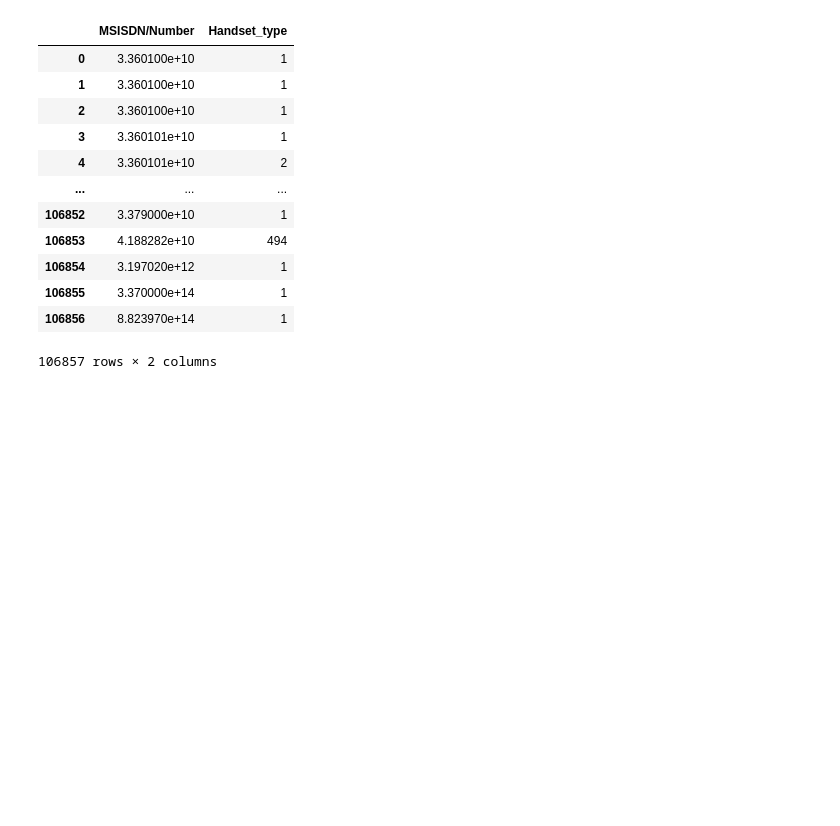
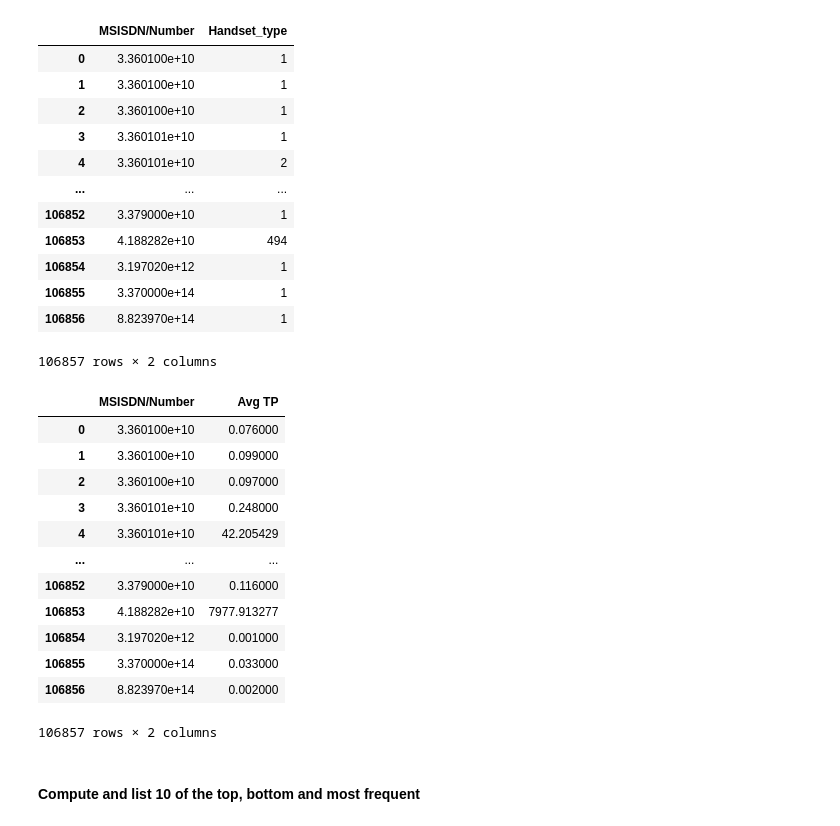
Before and after one commit to Victorolufemi/Tellco_Analysis, a Jupyter notebook: notebook/Task 3.ipynb, the cells around one changed output. Cells and saved outputs as stored; diff of their text form; code cells hidden in the pictures; blank space fills up the shorter version.

```diff
--- a/notebook/Task 3.ipynb
+++ b/notebook/Task 3.ipynb
@@ -88,3 +100,23 @@ avghandset
 | 106855 | 3.370000e+14 | 1 |
 | 106856 | 8.823970e+14 | 1 |
 106857 rows × 2 columns
+# %%
+avgtp = df.groupby(['MSISDN/Number'], as_index=False).agg({'Avg TP' : 'sum'})
+# %%
+avgtp
+# %% [output]
+|  | MSISDN/Number | Avg TP |
+| 0 | 3.360100e+10 | 0.076000 |
+| 1 | 3.360100e+10 | 0.099000 |
+| 2 | 3.360100e+10 | 0.097000 |
+| 3 | 3.360101e+10 | 0.248000 |
+| 4 | 3.360101e+10 | 42.205429 |
+| ... | ... | ... |
+| 106852 | 3.379000e+10 | 0.116000 |
+| 106853 | 4.188282e+10 | 7977.913277 |
+| 106854 | 3.197020e+12 | 0.001000 |
+| 106855 | 3.370000e+14 | 0.033000 |
+| 106856 | 8.823970e+14 | 0.002000 |
+106857 rows × 2 columns
+# %% [markdown]
+#### Compute and list 10 of the top, bottom and most frequent
```
Also changed, not shown: parts of 17 cells of this notebook, 1 other file.
